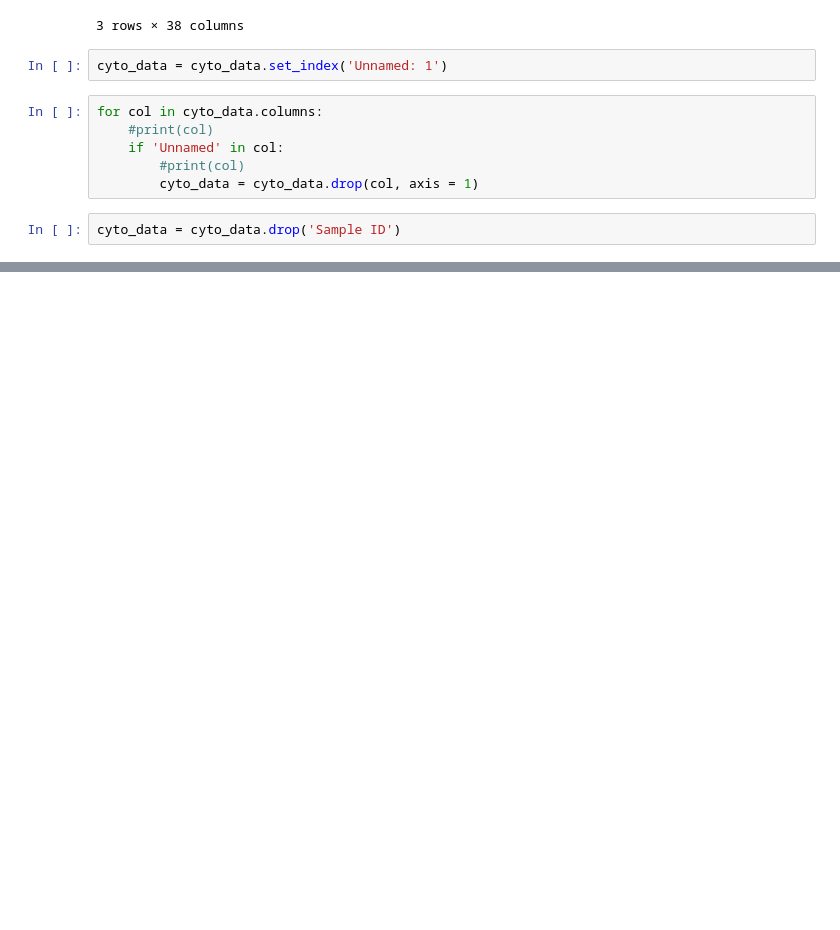
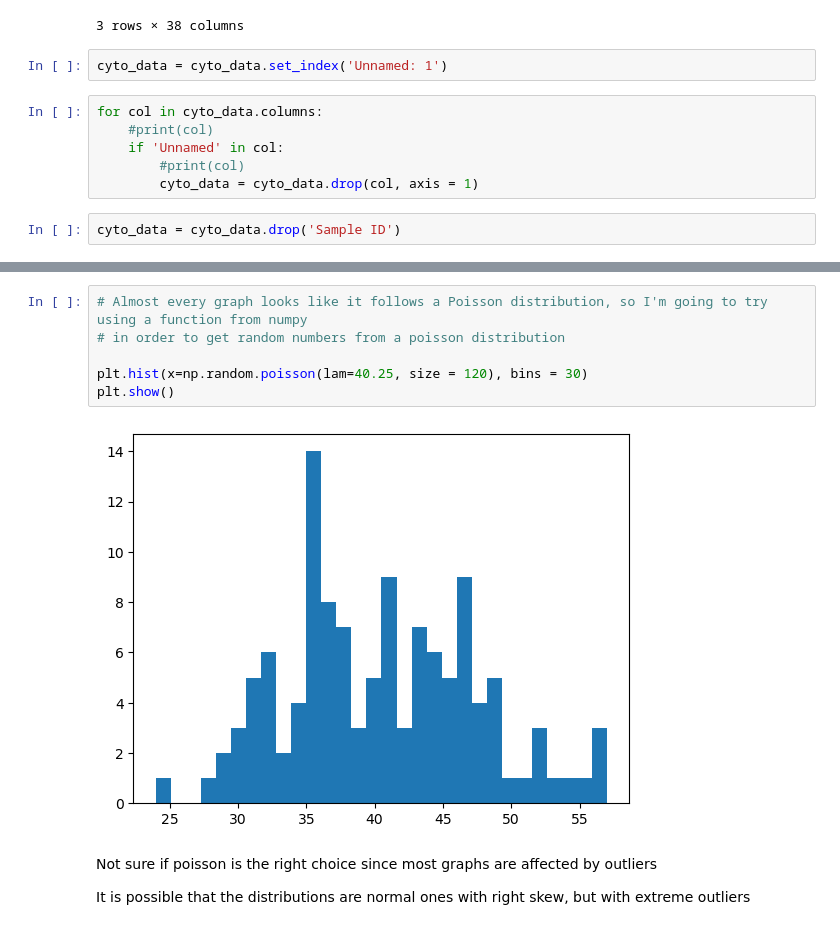
Before and after one commit to ppptrice/DATA440_Project, a Jupyter notebook: test_generate_data.ipynb, the cells around one changed output, grey strips where cells are left out. Saved outputs shown, nothing was run; the diff lists cells and outputs as text; blank space fills up the shorter version.

```diff
--- a/test_generate_data.ipynb
+++ b/test_generate_data.ipynb
@@ -41,0 +136,12 @@ cyto_data.
+# %%
+# Almost every graph looks like it follows a Poisson distribution, so I'm going to try using a function from numpy
+# in order to get random numbers from a poisson distribution
+
+plt.hist(x=np.random.poisson(lam=40.25, size = 120), bins = 30)
+plt.show()
+# %% [output]
+[figure, added]
+# %% [markdown]
+Not sure if poisson is the right choice since most graphs are affected by outliers
+
+It is possible that the distributions are normal ones with right skew, but with extreme outliers
```
Also changed, not shown: parts of 12 cells of this notebook.
